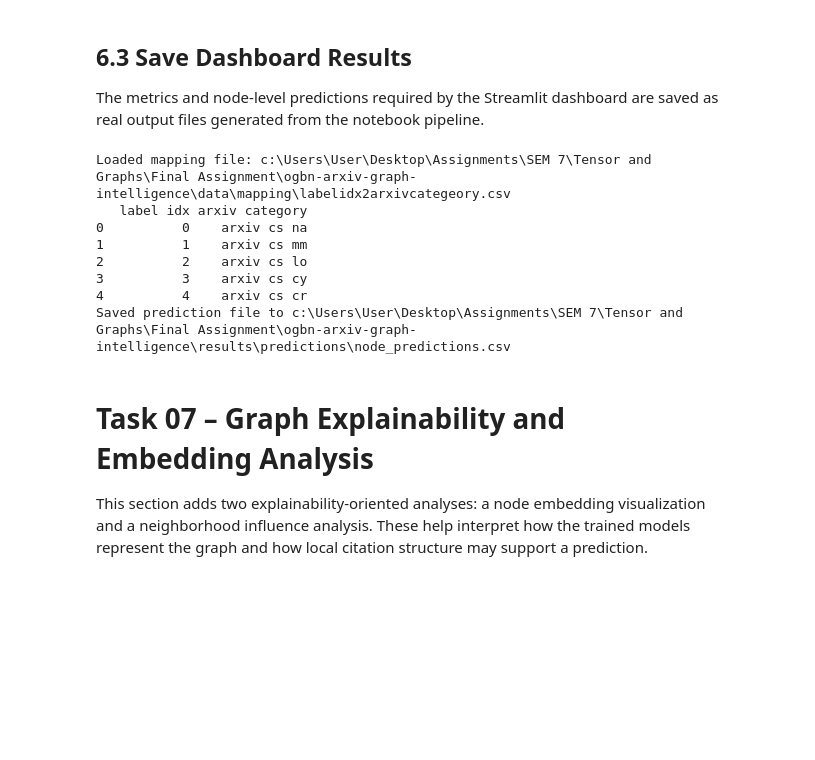
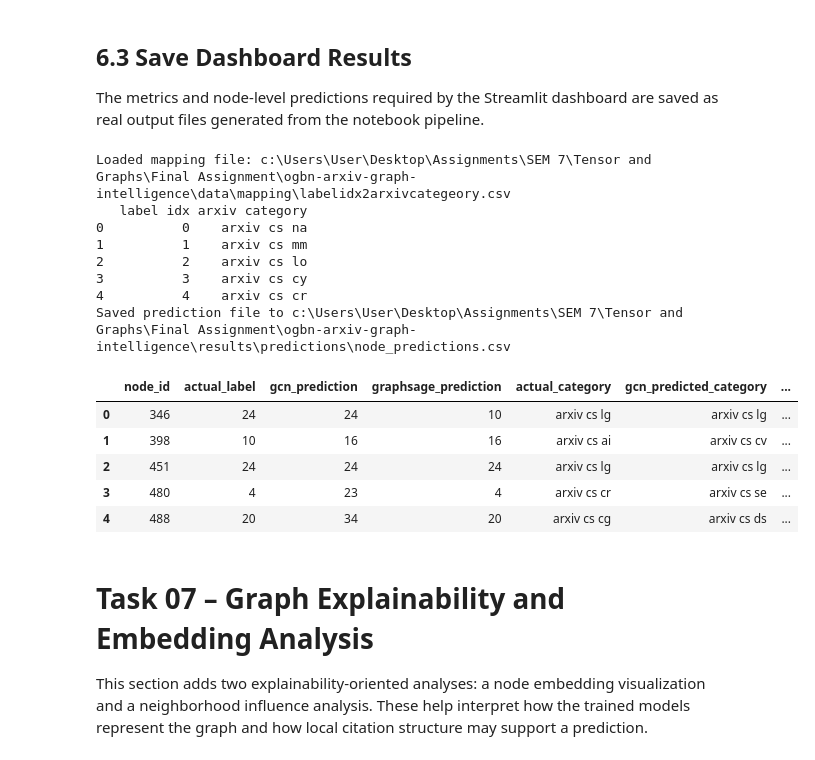
Before and after one commit to Dasith-Randula/ogbn-arxiv-graph-intelligence, a Jupyter notebook: notebooks/CCS4354_GNN_Coursework.ipynb, the cells around one changed output. Saved outputs shown, nothing was run; the diff lists cells and outputs as text; code cells hidden in the pictures; blank space fills up the shorter version.

```diff
--- a/notebooks/CCS4354_GNN_Coursework.ipynb
+++ b/notebooks/CCS4354_GNN_Coursework.ipynb
@@ -1031,6 +1031,7 @@ The metrics and node-level predictions required by the Streamlit dashboard are s
 if RUN_TRAINING:
     mapping_candidates = list(DATA_DIR.rglob("*labelidx*arxiv*csv")) + list(DATA_DIR.rglob("*label*csv"))
     mapping_path = None
+
     for path in mapping_candidates:
         if path.is_file():
             mapping_path = path
@@ -1038,47 +1039,97 @@ if RUN_TRAINING:
 
     if mapping_path is not None:
         mapping_df = pd.read_csv(mapping_path)
+        mapping_df.columns = mapping_df.columns.str.strip().str.lower()
+
         print("Loaded mapping file:", mapping_path)
         print(mapping_df.head())
+
+        if "label idx" in mapping_df.columns and "arxiv category" in mapping_df.columns:
+            label_map = dict(
+                zip(
+                    mapping_df["label idx"],
+                    mapping_df["arxiv category"]
+                )
+            )
+        else:
+            label_map = {}
+
     else:
         mapping_df = None
+        label_map = {}
         print("No mapping file was found. Category labels will be left blank.")
 
     node_ids = test_idx.cpu().numpy()
-    gcn_preds = gcn_model(x_train, edge_index_train)[0][test_idx].argmax(dim=1).cpu().numpy()
-    sage_preds = sage_model(x_train, edge_index_train)[0][test_idx].argmax(dim=1).cpu().numpy()
+
+    with torch.no_grad():
+        gcn_preds = (
+            gcn_model(x_train, edge_index_train)[0][test_idx]
+            .argmax(dim=1)
+            .cpu()
+            .numpy()
+        )
+
+        sage_preds = (
+            sage_model(x_train, edge_index_train)[0][test_idx]
+            .argmax(dim=1)
+            .cpu()
+            .numpy()
+        )
 
     pred_df = pd.DataFrame({
         "node_id": node_ids,
         "actual_label": y[test_idx].cpu().numpy(),
         "gcn_prediction": gcn_preds,
         "graphsage_prediction": sage_preds,
     })
 
-    if mapping_df is not None:
-        if "label_idx" in mapping_df.columns:
-            label_map = dict(zip(mapping_df["label_idx"], mapping_df.iloc[:, 1]))
-        elif "label" in mapping_df.columns:
-            label_map = dict(zip(mapping_df["label"], mapping_df.iloc[:, 1]))
-        else:
-            label_map = {}
-        pred_df["actual_category"] = pred_df["actual_label"].map(label_map).fillna("")
-        pred_df["gcn_predicted_category"] = pred_df["gcn_prediction"].map(label_map).fillna("")
-        pred_df["graphsage_predicted_category"] = pred_df["graphsage_prediction"].map(label_map).fillna("")
+    pred_df["actual_category"] = (
+        pred_df["actual_label"]
+        .map(label_map)
+        .fillna("")
+    )
 
-    pred_df.to_csv(PREDICTIONS_DIR / "node_predictions.csv", index=False)
-    print("Saved prediction file to", PREDICTIONS_DIR / "node_predictions.csv")
+    pred_df["gcn_predicted_category"] = (
+        pred_df["gcn_prediction"]
+        .map(label_map)
+        .fillna("")
+    )
+
+    pred_df["graphsage_predicted_category"] = (
+        pred_df["graphsage_prediction"]
+        .map(label_map)
+        .fillna("")
+    )
+
+    pred_df.to_csv(
+        PREDICTIONS_DIR / "node_predictions.csv",
+        index=False
+    )
+
+    print(
+        "Saved prediction file to",
+        PREDICTIONS_DIR / "node_predictions.csv"
+    )
+
+    display(pred_df.head())
+
 else:
     print("Dashboard prediction export is skipped because training execution is disabled.")
 # %% [output]
 Loaded mapping file: c:\Users\User\Desktop\Assignments\SEM 7\Tensor and Graphs\Final Assignment\ogbn-arxiv-graph-intelligence\data\mapping\labelidx2arxivcategeory.csv
    label idx arxiv category
 0          0    arxiv cs na
 1          1    arxiv cs mm
 2          2    arxiv cs lo
 3          3    arxiv cs cy
 4          4    arxiv cs cr
 Saved prediction file to c:\Users\User\Desktop\Assignments\SEM 7\Tensor and Graphs\Final Assignment\ogbn-arxiv-graph-intelligence\results\predictions\node_predictions.csv
+|  | node_id | actual_label | gcn_prediction | graphsage_prediction | actual_category | gcn_predicted_category | ... |
+| 0 | 346 | 24 | 24 | 10 | arxiv cs lg | arxiv cs lg | ... |
+| 1 | 398 | 10 | 16 | 16 | arxiv cs ai | arxiv cs cv | ... |
+| 2 | 451 | 24 | 24 | 24 | arxiv cs lg | arxiv cs lg | ... |
+| 3 | 480 | 4 | 23 | 4 | arxiv cs cr | arxiv cs se | ... |
+| 4 | 488 | 20 | 34 | 20 | arxiv cs cg | arxiv cs ds | ... |
 # %% [markdown]
 # Task 07 – Graph Explainability and Embedding Analysis
 
```
Also changed, not shown: 1 other file.
